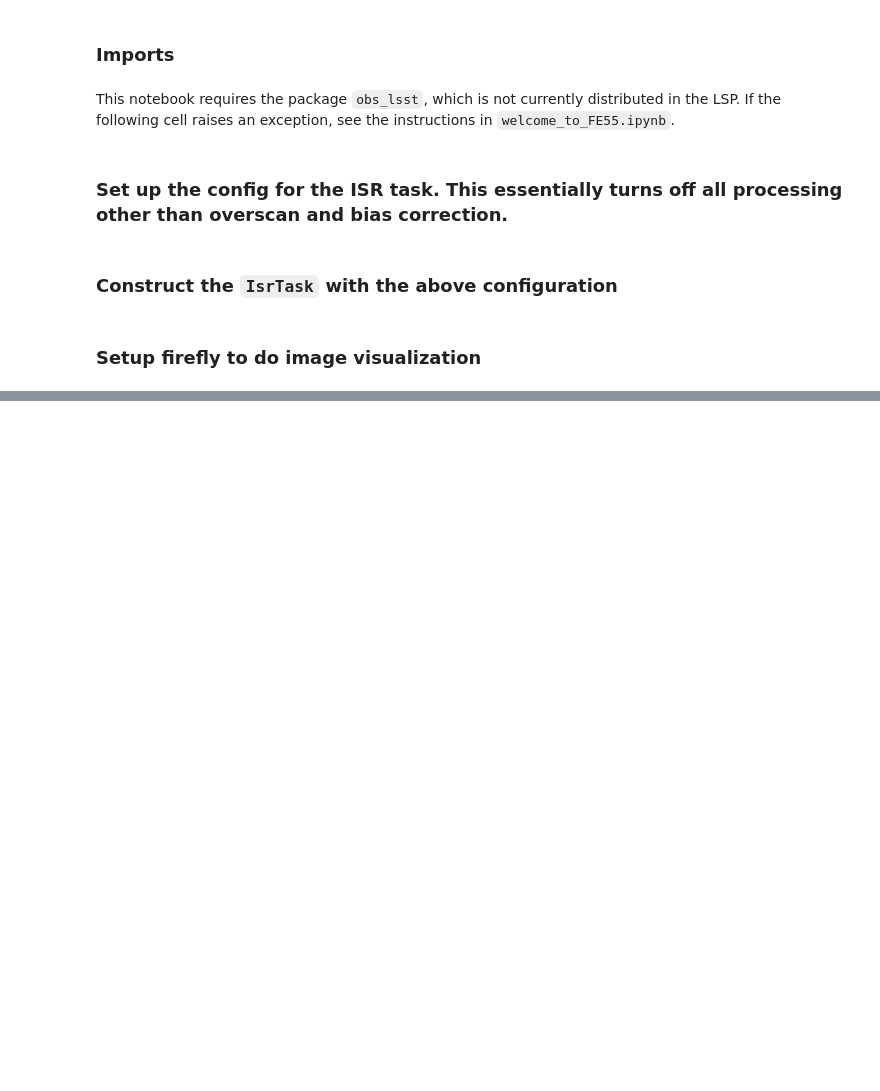
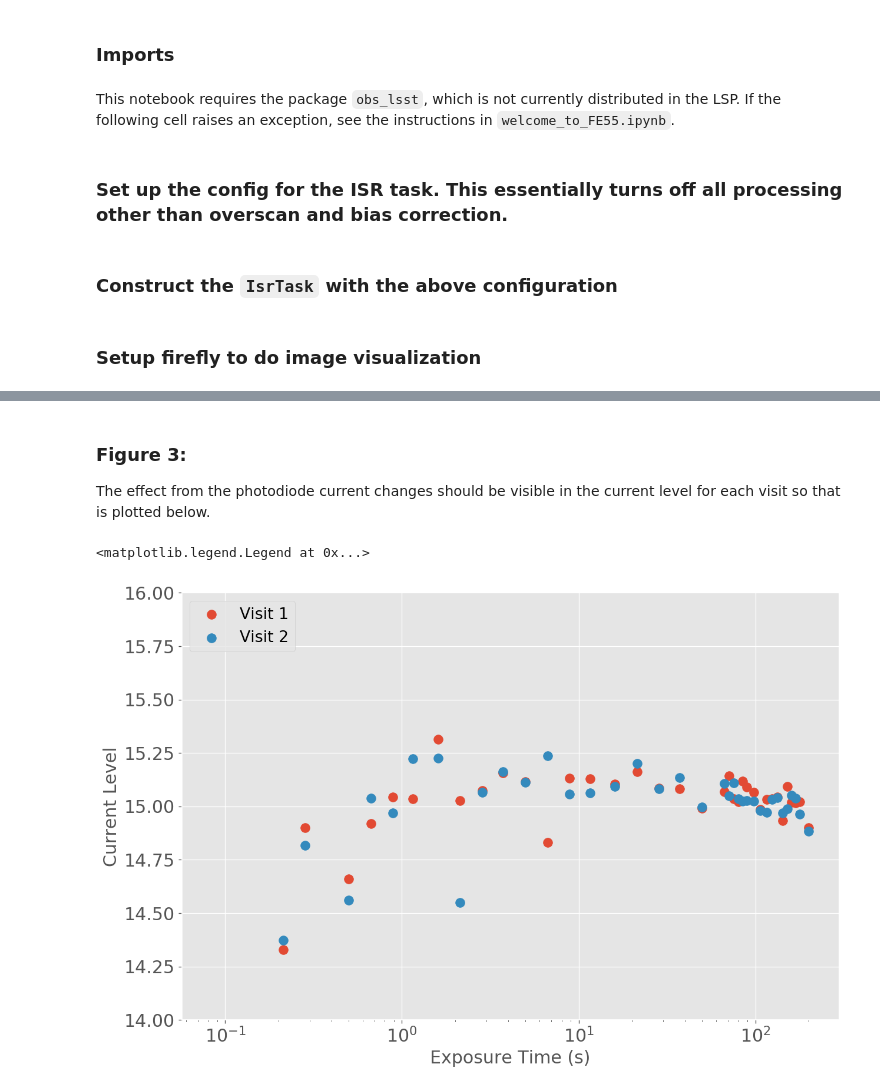
Before and after one commit to lsst/bootcamp-work, a Jupyter notebook: isr_exploration/ptc_exploration.ipynb, the cells around one changed output, grey strips where cells are left out. Drawn from its saved outputs; the diff is of its cells as text; code cells hidden in the pictures; blank space fills up the shorter version.

```diff
--- a/isr_exploration/ptc_exploration.ipynb
+++ b/isr_exploration/ptc_exploration.ipynb
@@ -117,0 +224,18 @@ plt.ylim(0, 1)
+# %% [markdown]
+### Figure 3:
+
+The effect from the photodiode current changes should be visible in the current level for each visit so that is plotted below.
+# %%
+fig = plt.figure(figsize=(12, 8))
+plt.scatter(t, np.abs(x), s=88, label='Visit 1')
+plt.scatter(t, np.abs(y), s=88, label='Visit 2')
+plt.ylim(14, 16)
+plt.xscale('log')
+plt.xlabel('Exposure Time (s)', size=18)
+plt.ylabel('Current Level', size=18)
+plt.xticks(size=18)
+plt.yticks(size=18)
+plt.legend(loc=2, fontsize=16)
+# %% [output]
+<matplotlib.legend.Legend at 0x...>
+[figure, added]
```
Also changed, not shown: parts of 22 cells of this notebook.
